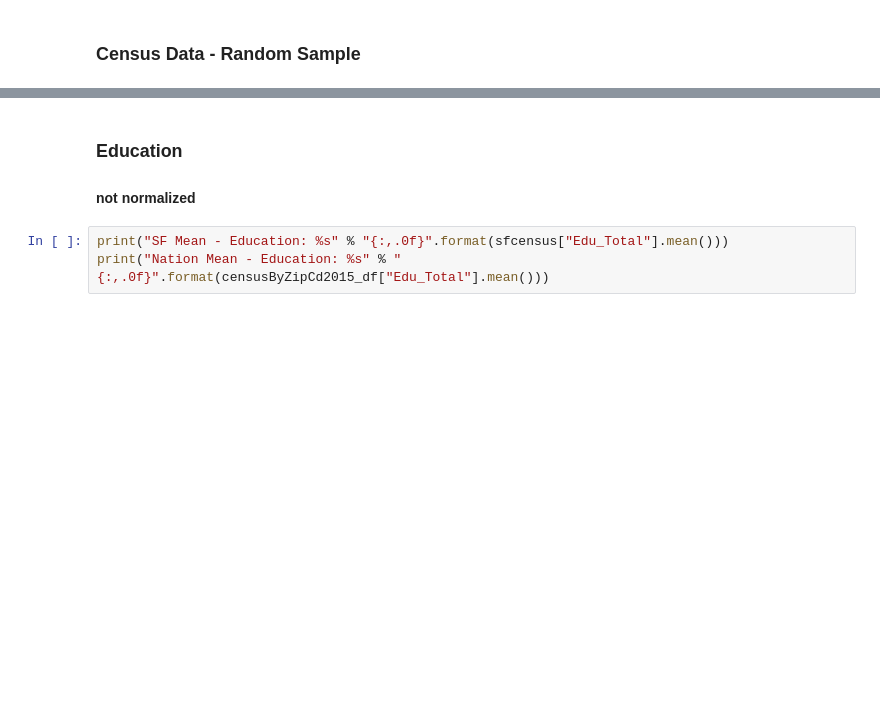
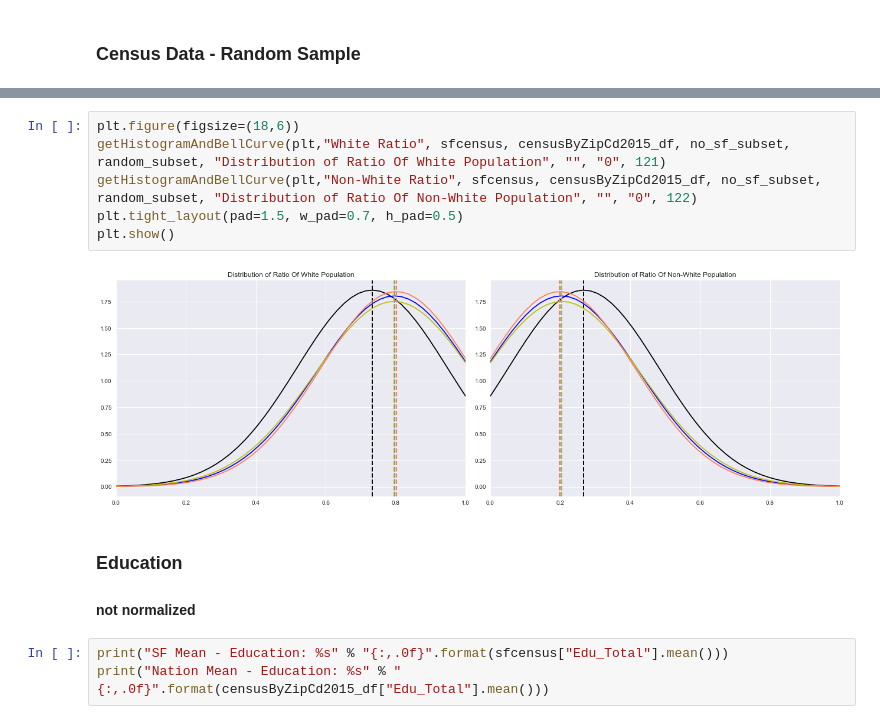
Before and after one commit to harshil753/Project1, a Jupyter notebook: FirstProject.ipynb, the cells around one changed output, grey strips where cells are left out. Cells and saved outputs as stored; diff of their text form; blank space fills up the shorter version.

```diff
--- a/FirstProject.ipynb
+++ b/FirstProject.ipynb
@@ -760,3 +787,11 @@ plt.show()
+# %%
+plt.figure(figsize=(18,6))
+getHistogramAndBellCurve(plt,"White Ratio", sfcensus, censusByZipCd2015_df, no_sf_subset, random_subset, "Distribution of Ratio Of White Population", "", "0", 121)
+getHistogramAndBellCurve(plt,"Non-White Ratio", sfcensus, censusByZipCd2015_df, no_sf_subset, random_subset, "Distribution of Ratio Of Non-White Population", "", "0", 122)
+plt.tight_layout(pad=1.5, w_pad=0.7, h_pad=0.5)
+plt.show()
+# %% [output]
+[figure, added]
 # %% [markdown]
 ### Education
 #### not normalized
```
Also changed, not shown: parts of 44 cells of this notebook.
